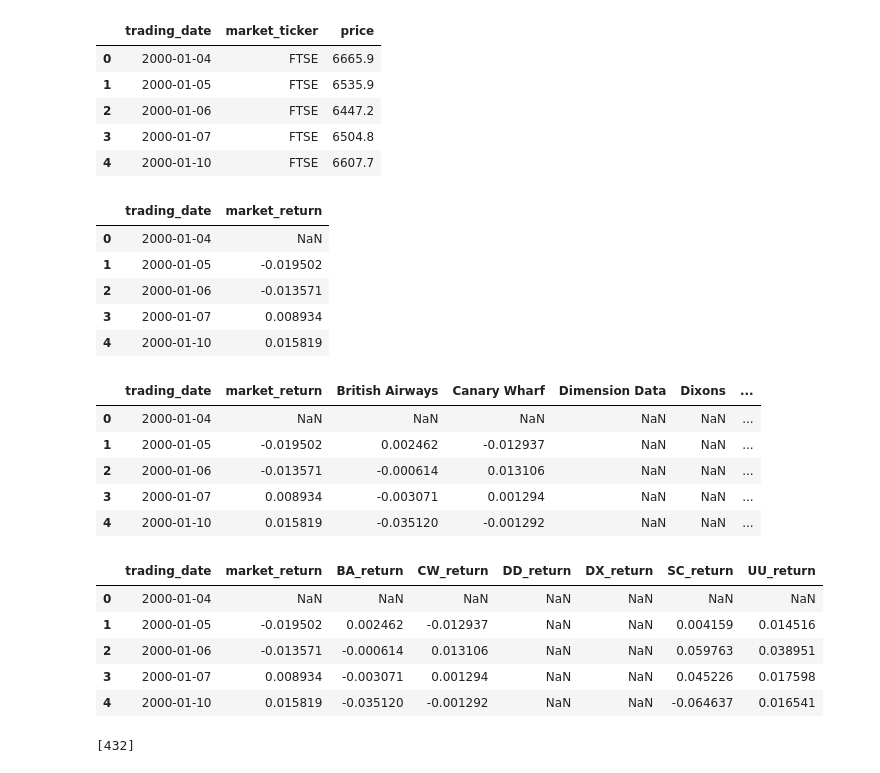
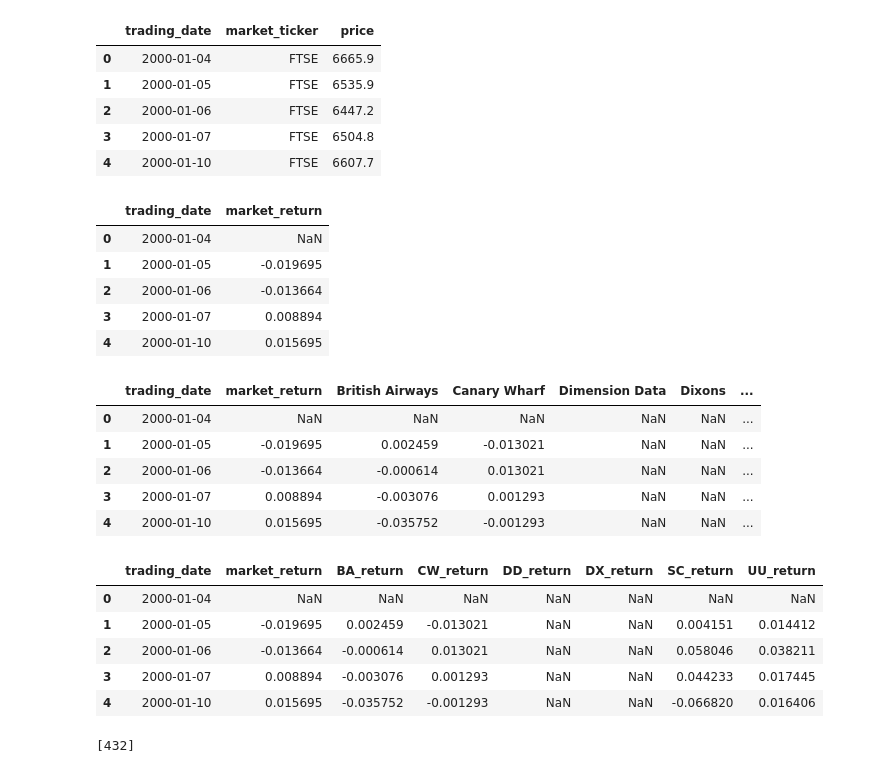
Before and after one commit to BiboyQG/babe_draft, a Jupyter notebook: event_study_market_model_v5.ipynb, the cells around one changed output. Drawn from its saved outputs; the diff is of its cells as text; code cells hidden in the pictures.

```diff
--- a/event_study_market_model_v5.ipynb
+++ b/event_study_market_model_v5.ipynb
@@ -76,46 +76,46 @@ data_market.head()
 | 4 | 2000-01-10 | FTSE | 6607.7 |
 # %%
 ## Calculating daily returns
-data_market['market_return'] =  data_market['price'].pct_change()
+data_market['market_return'] = np.log(data_market['price']/data_market['price'].shift(1))
 data_market = data_market[['trading_date', 'market_return']]
 data_market.head()
 # %% [output]
 |  | trading_date | market_return |
 | 0 | 2000-01-04 | NaN |
-| 1 | 2000-01-05 | -0.019502 |
-| 2 | 2000-01-06 | -0.013571 |
-| 3 | 2000-01-07 | 0.008934 |
-| 4 | 2000-01-10 | 0.015819 |
+| 1 | 2000-01-05 | -0.019695 |
+| 2 | 2000-01-06 | -0.013664 |
+| 3 | 2000-01-07 | 0.008894 |
+| 4 | 2000-01-10 | 0.015695 |
 # %%
 data_other_securities = pd.read_excel("stock_price_securities_other_five.xlsx", skiprows=[1])
 data_other_securities.rename(columns={'Date': 'trading_date'}, inplace=True)
 data_other_securities['trading_date'] = data_other_securities['trading_date'].dt.strftime('%Y-%m-%d')
-data_other_securities['British Airways'] = data_other_securities['British Airways'].pct_change()
-data_other_securities['Canary Wharf'] = data_other_securities['Canary Wharf'].pct_change()
-data_other_securities['Dimension Data'] = data_other_securities['Dimension Data'].pct_change()
-data_other_securities['Dixons'] = data_other_securities['Dixons'].pct_change()
-data_other_securities['Scottish and Newcastle'] = data_other_securities['Scottish and Newcastle'].pct_change()
-data_other_securities['United Utilities'] = data_other_securities['United Utilities'].pct_change()
+data_other_securities['British Airways'] = np.log(data_other_securities['British Airways']/data_other_securities['British Airways'].shift(1))
+data_other_securities['Canary Wharf'] = np.log(data_other_securities['Canary Wharf']/data_other_securities['Canary Wharf'].shift(1))
+data_other_securities['Dimension Data'] = np.log(data_other_securities['Dimension Data']/data_other_securities['Dimension Data'].shift(1))
+data_other_securities['Dixons'] = np.log(data_other_securities['Dixons']/data_other_securities['Dixons'].shift(1))
+data_other_securities['Scottish and Newcastle'] = np.log(data_other_securities['Scottish and Newcastle']/data_other_securities['Scottish and Newcastle'].shift(1))
+data_other_securities['United Utilities'] = np.log(data_other_securities['United Utilities']/data_other_securities['United Utilities'].shift(1))
 data_other_securities.tail()
 data_all = pd.merge(data_market, data_other_securities, on='trading_date', how='left')
 data_all.head()
 # %% [output]
 |  | trading_date | market_return | British Airways | Canary Wharf | Dimension Data | Dixons | ... |
 | 0 | 2000-01-04 | NaN | NaN | NaN | NaN | NaN | ... |
-| 1 | 2000-01-05 | -0.019502 | 0.002462 | -0.012937 | NaN | NaN | ... |
-| 2 | 2000-01-06 | -0.013571 | -0.000614 | 0.013106 | NaN | NaN | ... |
-| 3 | 2000-01-07 | 0.008934 | -0.003071 | 0.001294 | NaN | NaN | ... |
-| 4 | 2000-01-10 | 0.015819 | -0.035120 | -0.001292 | NaN | NaN | ... |
+| 1 | 2000-01-05 | -0.019695 | 0.002459 | -0.013021 | NaN | NaN | ... |
+| 2 | 2000-01-06 | -0.013664 | -0.000614 | 0.013021 | NaN | NaN | ... |
+| 3 | 2000-01-07 | 0.008894 | -0.003076 | 0.001293 | NaN | NaN | ... |
+| 4 | 2000-01-10 | 0.015695 | -0.035752 | -0.001293 | NaN | NaN | ... |
 # %%
 data_all.rename(columns={'British Airways': 'BA_return', 'Canary Wharf': 'CW_return', 'Dimension Data': 'DD_return', 'Dixons': 'DX_return', 'Scottish and Newcastle': 'SC_return', 'United Utilities': 'UU_return'}, inplace=True)
 data_all.head()
 # %% [output]
 |  | trading_date | market_return | BA_return | CW_return | DD_return | DX_return | SC_return | UU_return |
 | 0 | 2000-01-04 | NaN | NaN | NaN | NaN | NaN | NaN | NaN |
-| 1 | 2000-01-05 | -0.019502 | 0.002462 | -0.012937 | NaN | NaN | 0.004159 | 0.014516 |
-| 2 | 2000-01-06 | -0.013571 | -0.000614 | 0.013106 | NaN | NaN | 0.059763 | 0.038951 |
-| 3 | 2000-01-07 | 0.008934 | -0.003071 | 0.001294 | NaN | NaN | 0.045226 | 0.017598 |
-| 4 | 2000-01-10 | 0.015819 | -0.035120 | -0.001292 | NaN | NaN | -0.064637 | 0.016541 |
+| 1 | 2000-01-05 | -0.019695 | 0.002459 | -0.013021 | NaN | NaN | 0.004151 | 0.014412 |
+| 2 | 2000-01-06 | -0.013664 | -0.000614 | 0.013021 | NaN | NaN | 0.058046 | 0.038211 |
+| 3 | 2000-01-07 | 0.008894 | -0.003076 | 0.001293 | NaN | NaN | 0.044233 | 0.017445 |
+| 4 | 2000-01-10 | 0.015695 | -0.035752 | -0.001293 | NaN | NaN | -0.066820 | 0.016406 |
 # %%
 index_event_day = data_all.index[data_all['trading_date']==event_date].tolist()
 # %%
```
Also changed, not shown: parts of 19 cells of this notebook.
